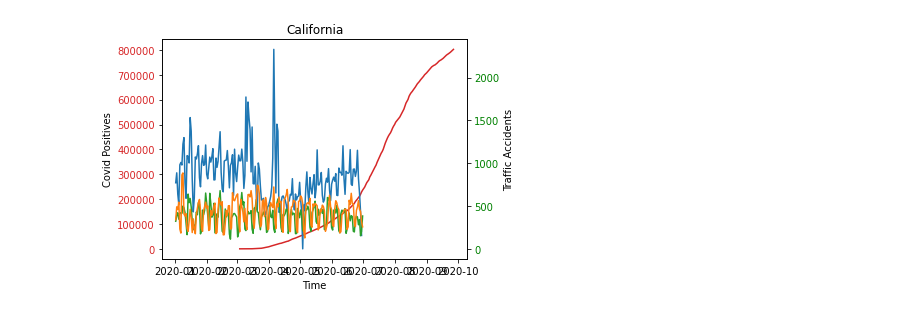
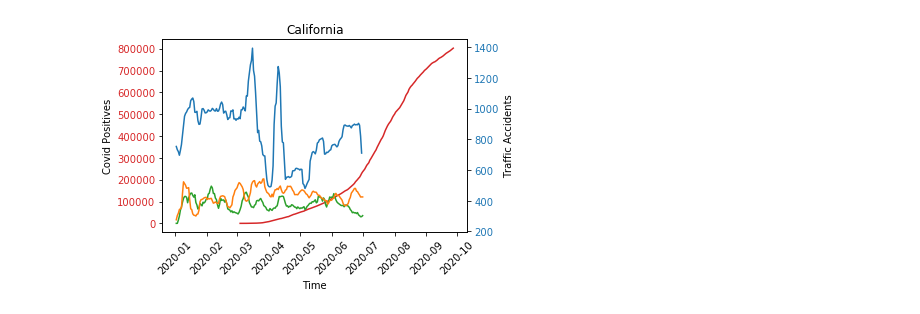
Before and after one commit to nesattorney/BED2056-project, a Jupyter notebook: project.ipynb, the cells around one changed output. Cells and saved outputs as stored; diff of their text form; code cells hidden in the pictures.

```diff
--- a/project.ipynb
+++ b/project.ipynb
@@ -40,7 +40,7 @@ covid_all_data['date'] = pd.to_datetime(covid_all_data['date'], format='%Y%m%d')
 traffic_data = traffic_data[['date', 'state']]
 # %%
 import datetime
-def plot_covid_state(state):
+def plot_covid_state(state, moving_avg_window):
 
     # Extract the covid data for the given state
     state_covid_data = covid_data.loc[covid_data['state'] == state]
@@ -53,6 +53,9 @@ def plot_covid_state(state):
     state_traffic_data['count'] = state_traffic_data.groupby(['date'])['date'].transform('size')
     state_traffic_data.drop_duplicates(keep='first', inplace=True)
     state_traffic_data = state_traffic_data.sort_values(by='date')
+
+    # Apply moving average to data
+    state_traffic_data['count'] = state_traffic_data['count'].rolling(window = moving_avg_window).mean()
 
     # Traffic data 2020 to June
     start_date = pd.to_datetime('2020-01-01', format='%Y-%m-%d', errors='ignore')
@@ -76,6 +79,7 @@ def plot_covid_state(state):
 
 
     fig, ax1 = plt.subplots()
+    plt.xticks(rotation = 45)
 
     # Plot covid cases
     dates_covid = state_covid_data['date']
@@ -94,33 +98,33 @@ def plot_covid_state(state):
     accidents = state_traffic_data_2020['count']
 
     color = 'tab:blue'
     ax2.set_ylabel('Traffic Accidents')
     ax2.plot(dates_traffic, accidents, color=color)
 
     # Plot traffic accidents 2019
     dates_traffic = state_traffic_data_2019['date']
     accidents = state_traffic_data_2019['count']
 
     color = 'tab:green'
     ax2.plot(dates_traffic, accidents, color=color)
 
     # Plot taffic accidents 2018
     dates_traffic = state_traffic_data_2018['date']
     accidents = state_traffic_data_2018['count']
 
     color = 'tab:orange'
     ax2.plot(dates_traffic, accidents, color=color)
 
 
     ax2.tick_params(axis='y', labelcolor='tab:blue')
 
 
     # Show figure
     plt.title(state)
     fig.tight_layout()
     plt.show()
 
-plot_covid_state('California')
+plot_covid_state('California', 7)
 # %% [output]
-[figure, old version]
+[figure, new version]
 # %%
```
Also changed, not shown: parts of 1 cell of this notebook.
